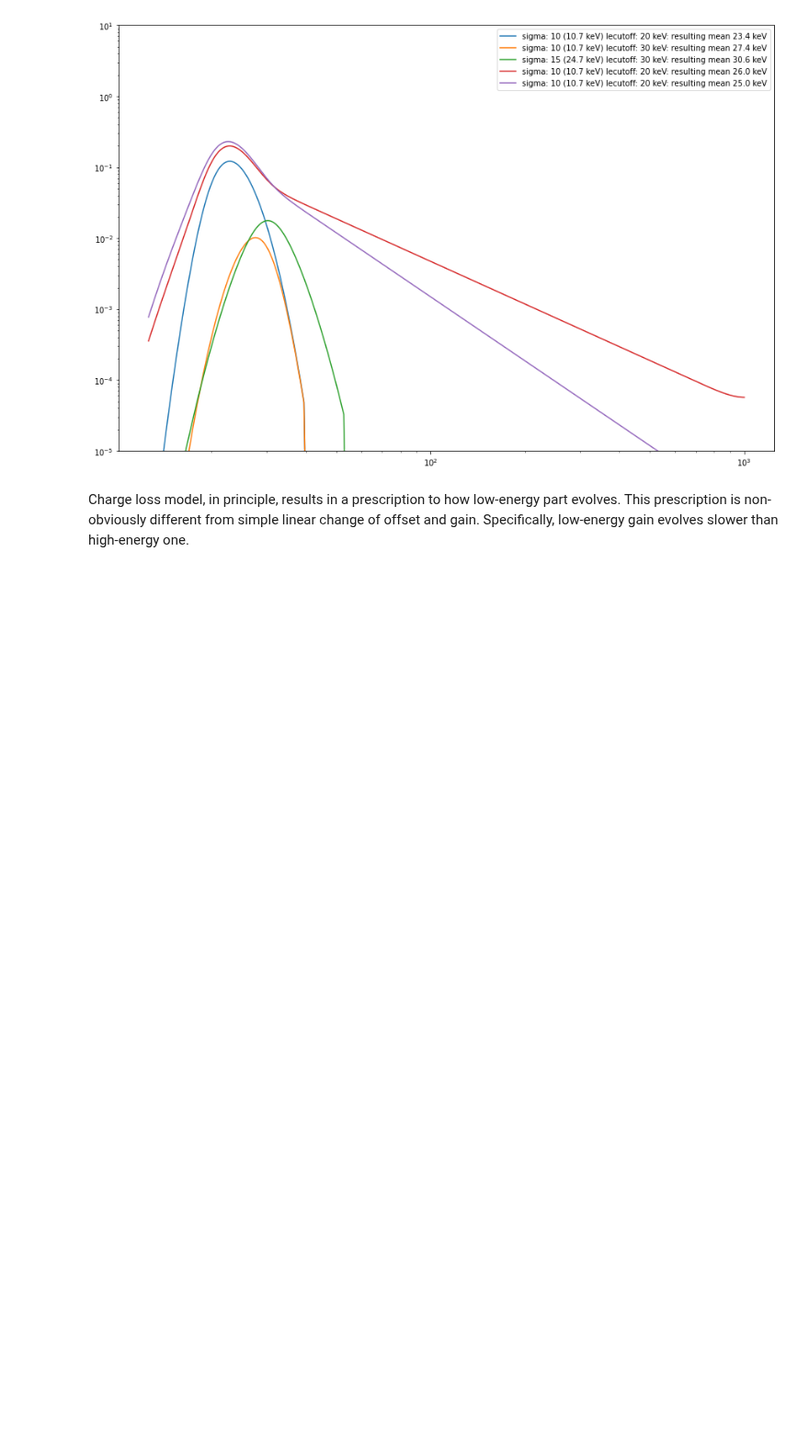
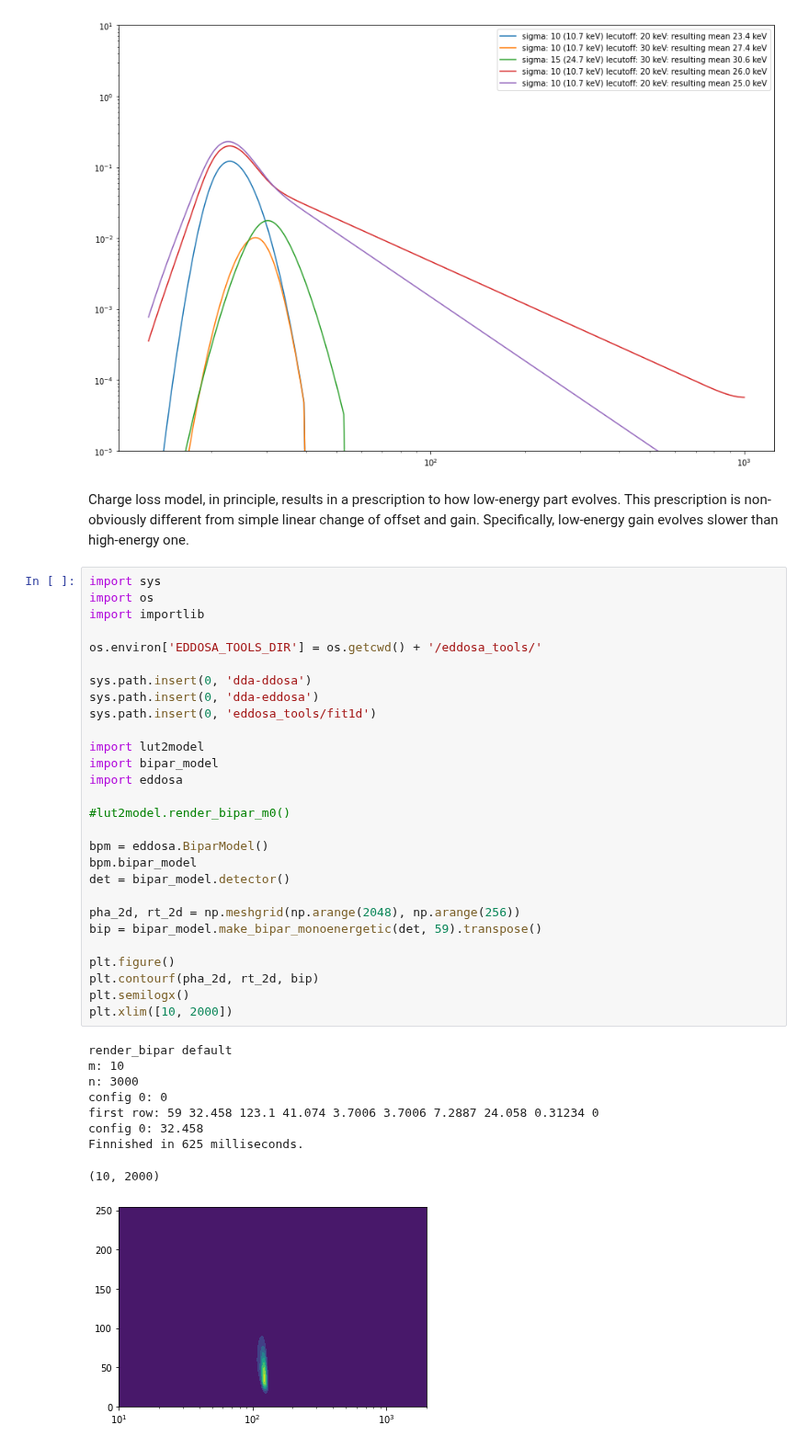
Before and after one commit to volodymyrss/integral-ibis-isgri-le-response, a Jupyter notebook: readme.ipynb, the cells around one changed output. Shown at 92% size. Cells and saved outputs as stored; diff of their text form; blank space fills up the shorter version.

Commit message:
show bipar

```diff
--- a/readme.ipynb
+++ b/readme.ipynb
@@ -59,3 +59,41 @@ plt.ylim([1e-5, 10])
 [figure]
 # %% [markdown]
 Charge loss model, in principle, results in a prescription to how low-energy part evolves. This prescription is non-obviously different from simple linear change of offset and gain. Specifically, low-energy gain evolves slower than high-energy one.
+# %%
+import sys
+import os
+import importlib
+
+os.environ['EDDOSA_TOOLS_DIR'] = os.getcwd() + '/eddosa_tools/'
+
+sys.path.insert(0, 'dda-ddosa')
+sys.path.insert(0, 'dda-eddosa')
+sys.path.insert(0, 'eddosa_tools/fit1d')
+
+import lut2model
+import bipar_model
+import eddosa
+
+#lut2model.render_bipar_m0()
+
+bpm = eddosa.BiparModel()
+bpm.bipar_model
+det = bipar_model.detector()
+
+pha_2d, rt_2d = np.meshgrid(np.arange(2048), np.arange(256))
+bip = bipar_model.make_bipar_monoenergetic(det, 59).transpose()
+
+plt.figure()
+plt.contourf(pha_2d, rt_2d, bip)
+plt.semilogx()
+plt.xlim([10, 2000])
+# %% [output]
+render_bipar default
+m: 10
+n: 3000
+config 0: 0
+first row: 59 32.458 123.1 41.074 3.7006 3.7006 7.2887 24.058 0.31234 0
+config 0: 32.458
+Finnished in 625 milliseconds.
+(10, 2000)
+[figure, added]
```
